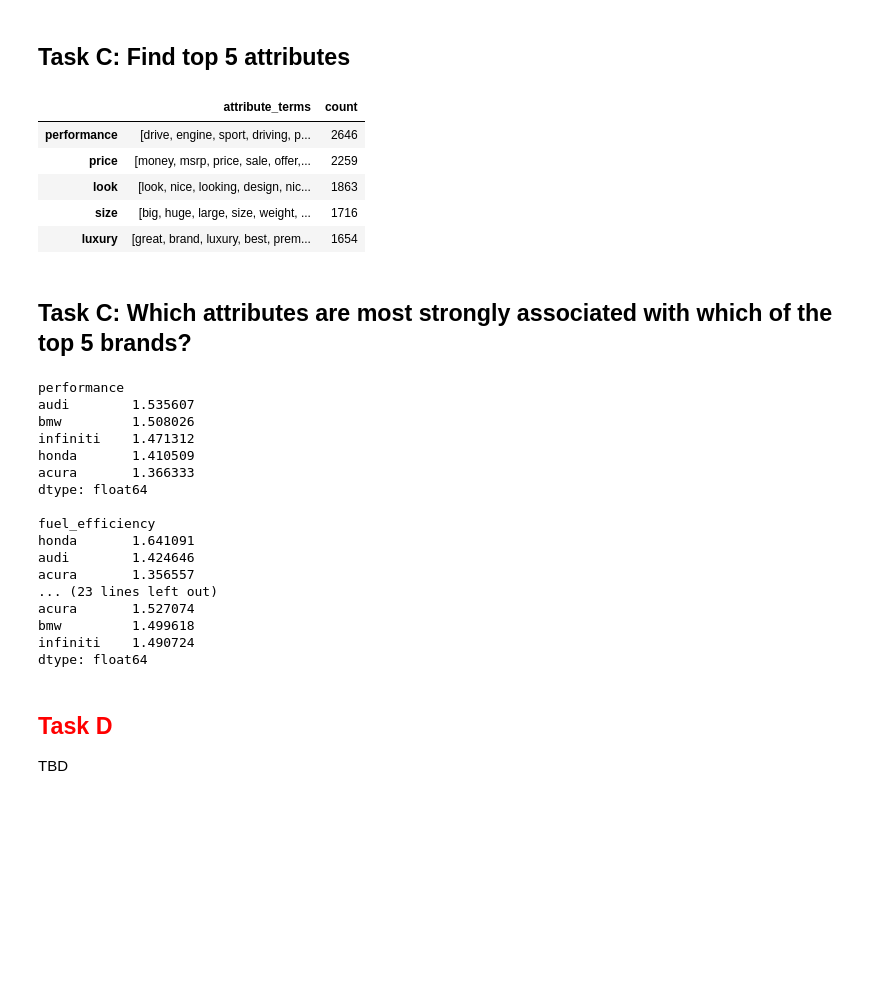
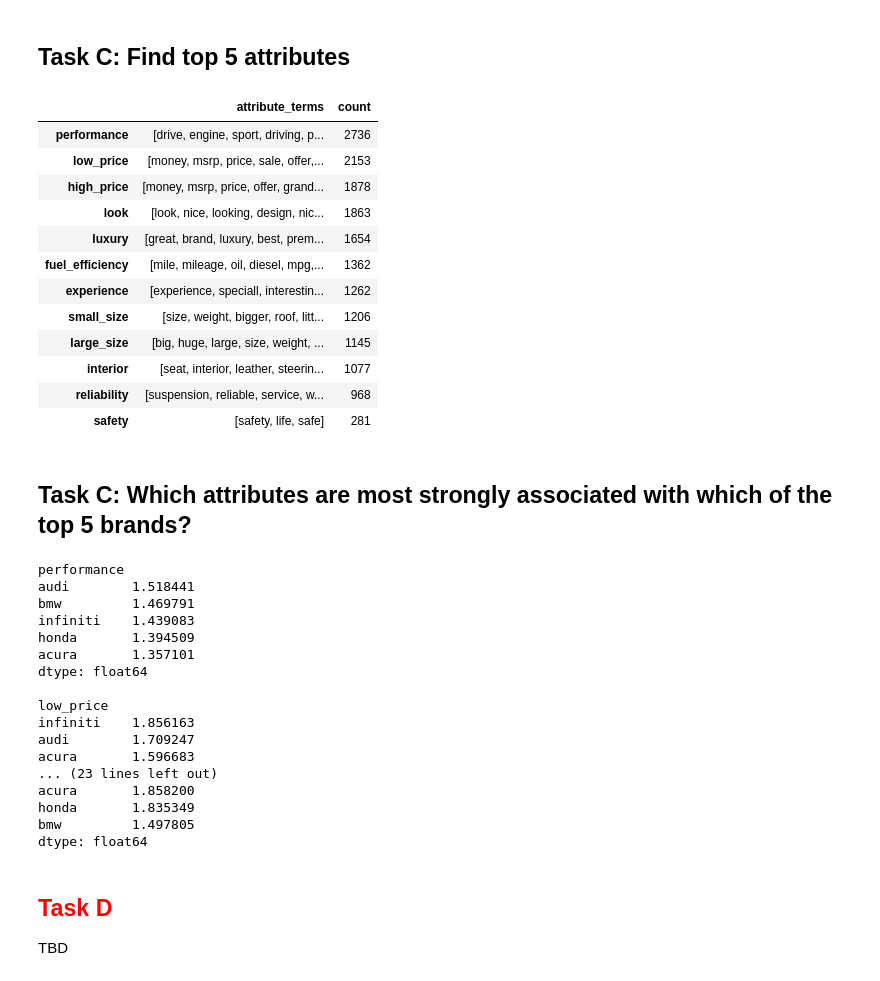
Before and after one commit to cdd6689/Twitter-Politics-Text-Analytics-project-, a Jupyter notebook: HW/HW1/HW1_notebook_matthew.ipynb, the cells around one changed output. Drawn from its saved outputs; the diff is of its cells as text; code cells hidden in the pictures; blank space fills up the shorter version.

```diff
--- a/HW/HW1/HW1_notebook_matthew.ipynb
+++ b/HW/HW1/HW1_notebook_matthew.ipynb
@@ -327,20 +327,57 @@ attribute_dict = {
+# %%
+attribute_dict = {
+    'performance': ['drive', 'engine', 'sport', 'driving', 'performance', 'power', 'speed',
+                    'fast', 'faster', 'sporty', 'horsepower', 'powerful'],
+
+    'fuel_efficiency': ['mile', 'mileage', 'oil', 'diesel', 'mpg', 'gas', 'fuel'],
+
+    'look': ['look', 'nice', 'looking', 'design', 'nicer', 'style', 'attractive', 'designed', 'looked'],
+
+    'luxury': ['great', 'brand', 'luxury', 'best', 'premium'],
+
+    'reliability': ['suspension', 'reliable',
+                   'service', 'warranty', 'durability', 'quality'],
+
+    'low_price': ['money', 'msrp', 'price', 'sale', 'offer', 'discount', 'bargain', 'grand',
+             'cheap', 'cheaper', 'incentive', 'worth'],
+
+    'high_price': ['money', 'msrp', 'price', 'offer', 'grand', 'expensive','incentive', 'worth'],
+
+    'small_size': ['size', 'weight', 'bigger', 'roof', 'little', 'small', 'light', 'smaller'],
+
+    'large_size': ['big', 'huge', 'large', 'size', 'weight', 'bigger', 'sticker', 'roof', 'biggest'],
+
+    'interior': ['seat', 'interior', 'leather', 'steering', 'inside', 'radio',  'quiet'],
+
+    'experience': ['experience', 'speciall', 'interesting', 'impressive', 'surprised', 'amazing',
+                   'fun', 'happy', 'enthusiast'],
+
+    'safety': ['safety', 'life', 'safe']}
 # %% [markdown]
 ## Task C: Find top 5 attributes
 # %%
 def count_attribute(df, attribute_terms):
     return(np.sum(df['processed'].map(lambda x: len([term for term in attribute_terms if term in x])>=1 )))
 
 top_attributes = pd.DataFrame(pd.Series(attribute_dict), columns=['attribute_terms'])
 top_attributes['count'] = top_attributes['attribute_terms'].map(lambda x: count_attribute(df, x))
 
-top_attributes.sort_values(by=['count'], ascending=False)[:5]
+top_attributes = top_attributes.sort_values(by=['count'], ascending=False)
+top_attributes
 # %% [output]
 |  | attribute_terms | count |
-| performance | [drive, engine, sport, driving, p... | 2646 |
-| price | [money, msrp, price, sale, offer,... | 2259 |
+| performance | [drive, engine, sport, driving, p... | 2736 |
+| low_price | [money, msrp, price, sale, offer,... | 2153 |
+| high_price | [money, msrp, price, offer, grand... | 1878 |
 | look | [look, nice, looking, design, nic... | 1863 |
-| size | [big, huge, large, size, weight, ... | 1716 |
 | luxury | [great, brand, luxury, best, prem... | 1654 |
+| fuel_efficiency | [mile, mileage, oil, diesel, mpg,... | 1362 |
+| experience | [experience, speciall, interestin... | 1262 |
+| small_size | [size, weight, bigger, roof, litt... | 1206 |
+| large_size | [big, huge, large, size, weight, ... | 1145 |
+| interior | [seat, interior, leather, steerin... | 1077 |
+| reliability | [suspension, reliable, service, w... | 968 |
+| safety | [safety, life, safe] | 281 |
 # %% [markdown]
 ## Task C: Which attributes are most strongly associated with which of the top 5 brands?
 # %%
@@ -375,21 +412,21 @@ for attribute in top_attributes.index.values[:5]:
     print('')
 # %% [output]
 performance
-audi        1.535607
-bmw         1.508026
-infiniti    1.471312
-honda       1.410509
-acura       1.366333
+audi        1.518441
+bmw         1.469791
+infiniti    1.439083
+honda       1.394509
+acura       1.357101
 dtype: float64
 
-fuel_efficiency
-honda       1.641091
-audi        1.424646
-acura       1.356557
+low_price
+infiniti    1.856163
+audi        1.709247
+acura       1.596683
 ... (23 lines left out)
-acura       1.527074
-bmw         1.499618
-infiniti    1.490724
+acura       1.858200
+honda       1.835349
+bmw         1.497805
 dtype: float64
 # %% [markdown]
 ## <font color='red'>Task D</font>
```
Also changed, not shown: parts of 1 cell of this notebook.
